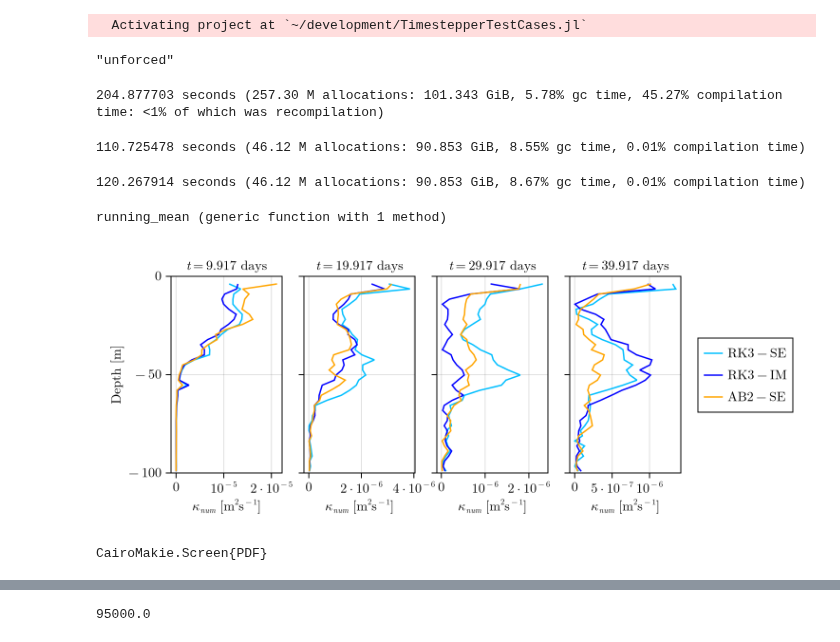
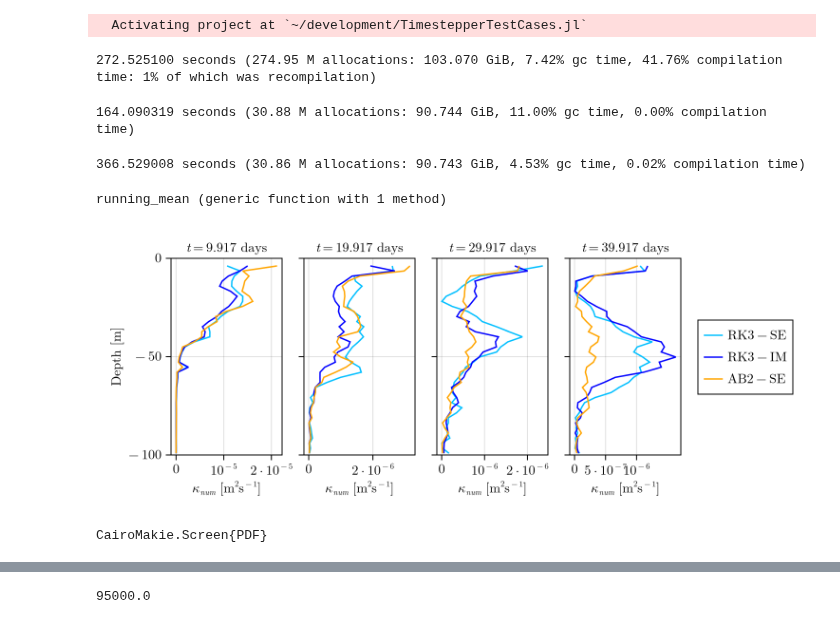
Before and after one commit to simone-silvestri/TimestepperTestCases.jl, a Jupyter notebook: notebooks/Results_idealized_coast.ipynb, the cells around one changed output, grey strips where cells are left out. Drawn from its saved outputs; the diff is of its cells as text; code cells hidden in the pictures.

```diff
--- a/notebooks/Results_idealized_coast.ipynb
+++ b/notebooks/Results_idealized_coast.ipynb
@@ -1,8 +1,8 @@
 # %%
 using Pkg
-Pkg.activate("./")
+Pkg.activate("../")
 
-folder = "idealized_coast_unforced/"
+folder = "../idealized_coast_unforced/"
 closure = "unforced"
 
 using Suppressor
@@ -11,22 +11,21 @@ using Suppressor
 end
 # %% [output]
   Activating project at `~/development/TimestepperTestCases.jl`
-"unforced"
 # %%
 GC.gc()
-@time rl = @suppress TimestepperTestCases.load_idealized_coast(folder, closure, "split_free_surface_lowres_", "SplitRungeKutta3");
+@time rl = @suppress TimestepperTestCases.load_idealized_coast(folder, closure * "_full", "split_free_surface_lowres_", "SplitRungeKutta3");
 # %% [output]
-204.877703 seconds (257.30 M allocations: 101.343 GiB, 5.78% gc time, 45.27% compilation time: <1% of which was recompilation)
+272.525100 seconds (274.95 M allocations: 103.070 GiB, 7.42% gc time, 41.76% compilation time: 1% of which was recompilation)
 # %%
 GC.gc()
-@time al = @suppress TimestepperTestCases.load_idealized_coast(folder, closure, "split_free_surface_lowres_", "QuasiAdamsBashforth2");
+@time al = @suppress TimestepperTestCases.load_idealized_coast(folder * "old/", closure, "split_free_surface_lowres_", "QuasiAdamsBashforth2");
 # %% [output]
-110.725478 seconds (46.12 M allocations: 90.853 GiB, 8.55% gc time, 0.01% compilation time)
+164.090319 seconds (30.88 M allocations: 90.744 GiB, 11.00% gc time, 0.00% compilation time)
 # %%
 GC.gc()
-@time ri = @suppress TimestepperTestCases.load_idealized_coast(folder, closure, "implicit_free_surface_lowres_", "SplitRungeKutta3");
+@time ri = @suppress TimestepperTestCases.load_idealized_coast(folder, closure * "_full", "implicit_free_surface_lowres_", "SplitRungeKutta3");
 # %% [output]
-120.267914 seconds (46.12 M allocations: 90.853 GiB, 8.67% gc time, 0.01% compilation time)
+366.529008 seconds (30.86 M allocations: 90.743 GiB, 4.53% gc time, 0.02% compilation time)
 # %%
 function line_mean(field)
   Ny, Nz = size(field)
@@ -73,70 +72,75 @@ xticks4 = ([0, 5e-5, 1e-4, 1.5e-4], [L"0", L"5\cdot 10^{-5}", L"10^{-4}", L"1.5
 
 xlabel = L"\kappa_{num} \text{ [m}^2\text{s}^{-1}\text{]}"
 
+it1 = 120
+it2 = 240
+it3 = 360
+it4 = 480
+
 ax1 = Axis(fig[1, 1];
            xlabel,
            xticks = ([0, 1e-5, 2e-5], [L"0", L"10^{-5}", L"2\cdot 10^{-5}"]),
            ylabel = L"\text{Depth [m]}",
            yticks = ticks([-100, -50, 0]),
-           title=L"t = \text{%$(Oceananigans.Utils.prettytime(rl[:Abz].times[120]))}")
+           title=L"t = \text{%$(Oceananigans.Utils.prettytime(rl[:Abz].times[it1]))}")
 ax2 = Axis(fig[1, 2];
            xlabel,
            xticks = ([0, 2e-6, 4e-6], [L"0", L"2\cdot 10^{-6}", L"4\cdot 10^{-6}"]),
            ylabel = "",
            yticks = ([-100, -50, 0], ["", "", ""]),
-           title=L"t = \text{%$(Oceananigans.Utils.prettytime(rl[:Abz].times[240]))}")
+           title=L"t = \text{%$(Oceananigans.Utils.prettytime(rl[:Abz].times[it2]))}")
 ax3 = Axis(fig[1, 3];
            xlabel,
            xticks = ([0, 1e-6, 2e-6], [L"0", L"10^{-6}", L"2\cdot 10^{-6}"]),
            ylabel = "",
            yticks = ([-100, -50, 0], ["", "", ""]),
-           title=L"t = \text{%$(Oceananigans.Utils.prettytime(rl[:Abz].times[360]))}")
+           title=L"t = \text{%$(Oceananigans.Utils.prettytime(rl[:Abz].times[it3]))}")
 ax4 = Axis(fig[1, 4];
            xlabel,
            xticks = ([0, 5e-7, 1e-6], [L"0", L"5\cdot 10^{-7}", L"10^{-6}"]),
            ylabel = "",
            yticks = ([-100, -50, 0], ["", "", ""]),
-           title=L"t = \text{%$(Oceananigans.Utils.prettytime(rl[:Abz].times[480]))}")
+           title=L"t = \text{%$(Oceananigans.Utils.prettytime(rl[:Abz].times[it4]))}")
 
 α   = 1.0
 ϵ   = 1e-20
-it  = 120
+it  = it1
 κrl = abs.(line_mean(interior(Field(mean(rl[:Abz][it] + rl[:Aby][it] + rl[:Abx][it], dims=1) / (mean(rl[:Gbz][it], dims=1) + ϵ) / 2), 1, :, :)))[2:39]
 κri = abs.(line_mean(interior(Field(mean(ri[:Abz][it] + ri[:Aby][it] + ri[:Abx][it], dims=1) / (mean(ri[:Gbz][it], dims=1) + ϵ) / 2), 1, :, :)))[2:39]
 κal = abs.(line_mean(interior(Field(mean(al[:Abz][it] + al[:Aby][it] + al[:Abx][it], dims=1) / (mean(al[:Gbz][it], dims=1) + ϵ) / 2), 1, :, :)))[2:39]
 lines!(ax1, κrl, zC, color = (c1, α))
 lines!(ax1, κri, zC, color = (c2, α))
 lines!(ax1, κal, zC, color = (c3, α))
-it  = 240
+it  = it2
 κrl = abs.(line_mean(interior(Field(mean(rl[:Abz][it] + rl[:Aby][it] + rl[:Abx][it], dims=1) / (mean(rl[:Gbz][it], dims=1) + ϵ) / 2), 1, :, :)))[2:39]
 κri = abs.(line_mean(interior(Field(mean(ri[:Abz][it] + ri[:Aby][it] + ri[:Abx][it], dims=1) / (mean(ri[:Gbz][it], dims=1) + ϵ) / 2), 1, :, :)))[2:39]
 κal = abs.(line_mean(interior(Field(mean(al[:Abz][it] + al[:Aby][it] + al[:Abx][it], dims=1) / (mean(al[:Gbz][it], dims=1) + ϵ) / 2), 1, :, :)))[2:39]
 lines!(ax2, κrl, zC, color = (c1, α))
 lines!(ax2, κri, zC, color = (c2, α))
 lines!(ax2, κal, zC, color = (c3, α))
-it  = 360
+it  = it3
 κrl = abs.(line_mean(interior(Field(mean(rl[:Abz][it] + rl[:Aby][it] + rl[:Abx][it], dims=1) / (mean(rl[:Gbz][it], dims=1) + ϵ) / 2), 1, :, :)))[2:39]
 κri = abs.(line_mean(interior(Field(mean(ri[:Abz][it] + ri[:Aby][it] + ri[:Abx][it], dims=1) / (mean(ri[:Gbz][it], dims=1) + ϵ) / 2), 1, :, :)))[2:39]
 κal = abs.(line_mean(interior(Field(mean(al[:Abz][it] + al[:Aby][it] + al[:Abx][it], dims=1) / (mean(al[:Gbz][it], dims=1) + ϵ) / 2), 1, :, :)))[2:39]
 lines!(ax3, κrl, zC, color = (c1, α))
 lines!(ax3, κri, zC, color = (c2, α))
 lines!(ax3, κal, zC, color = (c3, α))
-it  = 480
+it  = it4
 κrl = abs.(line_mean(interior(Field(mean(rl[:Abz][it] + rl[:Aby][it] + rl[:Abx][it], dims=1) / (mean(rl[:Gbz][it], dims=1) + ϵ) / 2), 1, :, :)))[2:39]
 κri = abs.(line_mean(interior(Field(mean(ri[:Abz][it] + ri[:Aby][it] + ri[:Abx][it], dims=1) / (mean(ri[:Gbz][it], dims=1) + ϵ) / 2), 1, :, :)))[2:39]
 κal = abs.(line_mean(interior(Field(mean(al[:Abz][it] + al[:Aby][it] + al[:Abx][it], dims=1) / (mean(al[:Gbz][it], dims=1) + ϵ) / 2), 1, :, :)))[2:39]
 lines!(ax4, κrl, zC, color = (c1, α), label=L"\text{RK3-SE}")
 lines!(ax4, κri, zC, color = (c2, α), label=L"\text{RK3-IM}")
 lines!(ax4, κal, zC, color = (c3, α), label=L"\text{AB2-SE}")
 ylims!(ax1, -100, 0)
 ylims!(ax2, -100, 0)
 ylims!(ax3, -100, 0)
 ylims!(ax4, -100, 0)
 Legend(fig[1, 5], ax4)
 display(current_figure())
 path = "/Users/simonesilvestri/Dropbox (MIT)/Apps/Overleaf/timestepper/"
 
 CairoMakie.save(path * "dissipation-coast.pdf", fig)
 # %% [output]
-[figure, old version]
+[figure, new version]
 CairoMakie.Screen{PDF}
```
Also changed, not shown: parts of 7 cells of this notebook, 6 other files.
